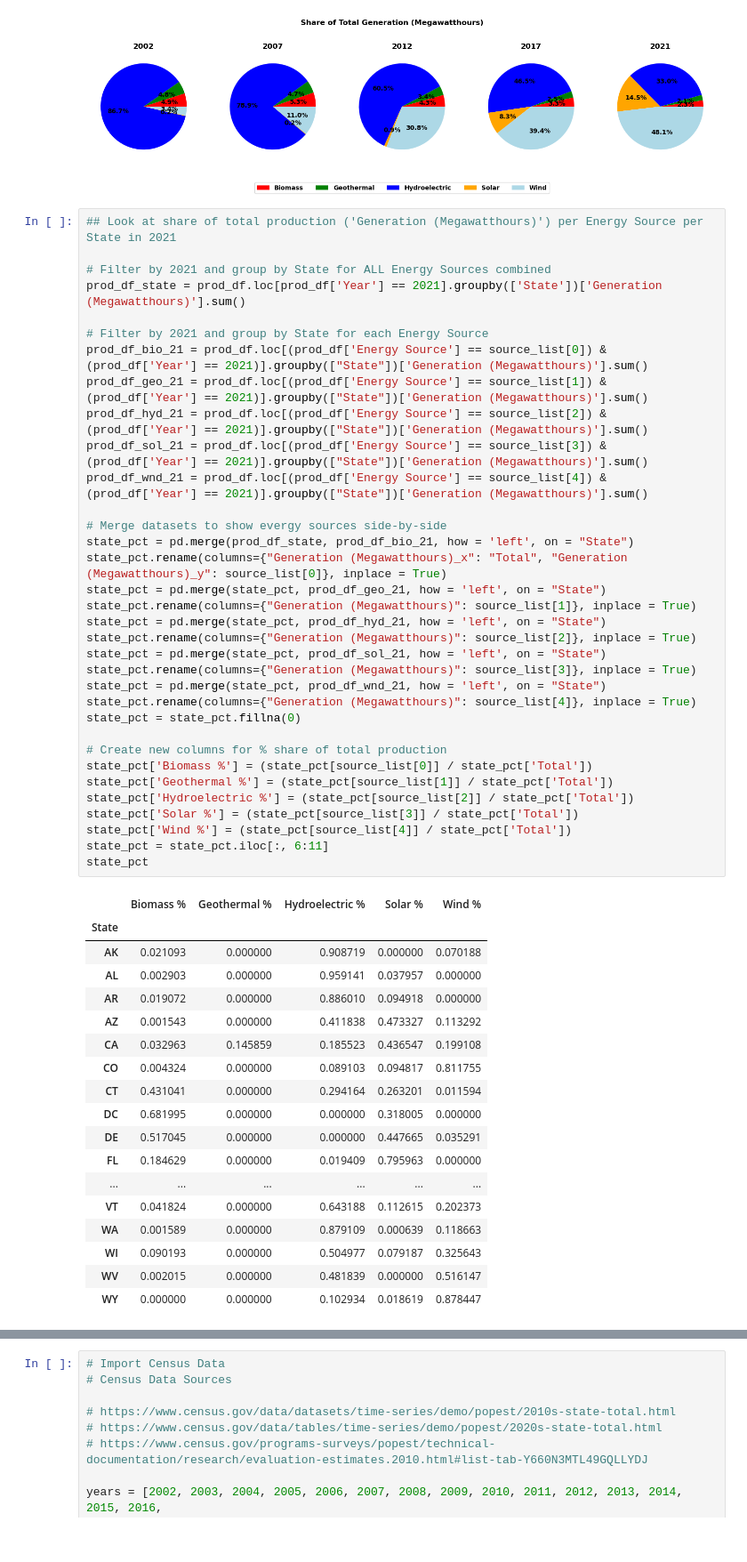
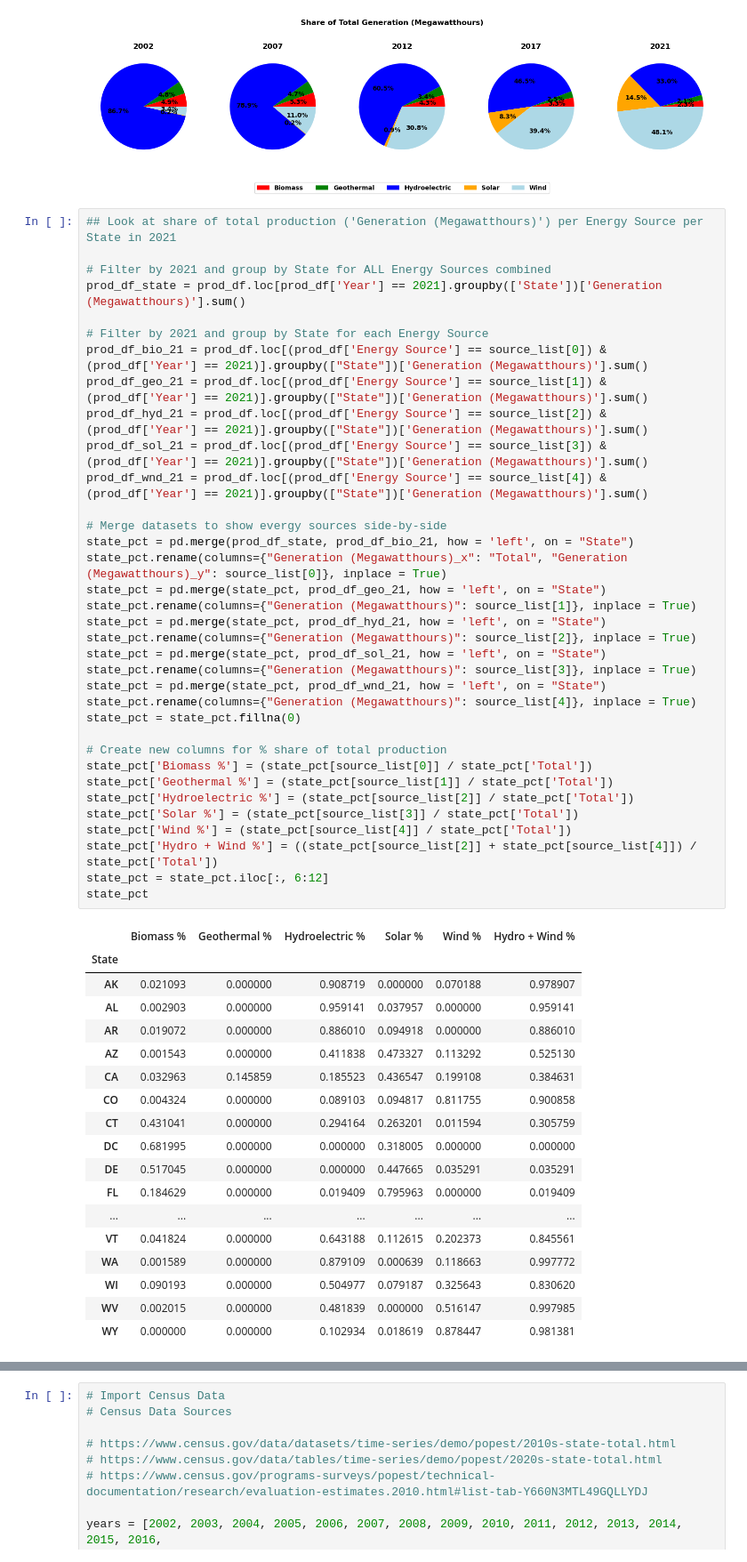
Before and after one commit to jrangel100/Project1, a Jupyter notebook: nrg_project_data-Copy.ipynb, the cells around one changed output, grey strips where cells are left out. Shown at 89% size. Drawn from its saved outputs; the diff is of its cells as text.

```diff
--- a/nrg_project_data-Copy.ipynb
+++ b/nrg_project_data-Copy.ipynb
@@ -210,52 +210,53 @@ fig.legend(list(label_source), loc='lower center', ncol=len(list(label_source)),
 prod_df_state = prod_df.loc[prod_df['Year'] == 2021].groupby(['State'])['Generation (Megawatthours)'].sum()
 
 # Filter by 2021 and group by State for each Energy Source
 prod_df_bio_21 = prod_df.loc[(prod_df['Energy Source'] == source_list[0]) & (prod_df['Year'] == 2021)].groupby(["State"])['Generation (Megawatthours)'].sum()
 prod_df_geo_21 = prod_df.loc[(prod_df['Energy Source'] == source_list[1]) & (prod_df['Year'] == 2021)].groupby(["State"])['Generation (Megawatthours)'].sum()
 prod_df_hyd_21 = prod_df.loc[(prod_df['Energy Source'] == source_list[2]) & (prod_df['Year'] == 2021)].groupby(["State"])['Generation (Megawatthours)'].sum()
 prod_df_sol_21 = prod_df.loc[(prod_df['Energy Source'] == source_list[3]) & (prod_df['Year'] == 2021)].groupby(["State"])['Generation (Megawatthours)'].sum()
 prod_df_wnd_21 = prod_df.loc[(prod_df['Energy Source'] == source_list[4]) & (prod_df['Year'] == 2021)].groupby(["State"])['Generation (Megawatthours)'].sum()
 
 # Merge datasets to show evergy sources side-by-side
 state_pct = pd.merge(prod_df_state, prod_df_bio_21, how = 'left', on = "State")
 state_pct.rename(columns={"Generation (Megawatthours)_x": "Total", "Generation (Megawatthours)_y": source_list[0]}, inplace = True)
 state_pct = pd.merge(state_pct, prod_df_geo_21, how = 'left', on = "State")
 state_pct.rename(columns={"Generation (Megawatthours)": source_list[1]}, inplace = True)
 state_pct = pd.merge(state_pct, prod_df_hyd_21, how = 'left', on = "State")
 state_pct.rename(columns={"Generation (Megawatthours)": source_list[2]}, inplace = True)
 state_pct = pd.merge(state_pct, prod_df_sol_21, how = 'left', on = "State")
 state_pct.rename(columns={"Generation (Megawatthours)": source_list[3]}, inplace = True)
 state_pct = pd.merge(state_pct, prod_df_wnd_21, how = 'left', on = "State")
 state_pct.rename(columns={"Generation (Megawatthours)": source_list[4]}, inplace = True)
 state_pct = state_pct.fillna(0)
 
 # Create new columns for % share of total production
 state_pct['Biomass %'] = (state_pct[source_list[0]] / state_pct['Total'])
 state_pct['Geothermal %'] = (state_pct[source_list[1]] / state_pct['Total'])
 state_pct['Hydroelectric %'] = (state_pct[source_list[2]] / state_pct['Total'])
 state_pct['Solar %'] = (state_pct[source_list[3]] / state_pct['Total'])
 state_pct['Wind %'] = (state_pct[source_list[4]] / state_pct['Total'])
-state_pct = state_pct.iloc[:, 6:11]
+state_pct['Hydro + Wind %'] = ((state_pct[source_list[2]] + state_pct[source_list[4]]) / state_pct['Total'])
+state_pct = state_pct.iloc[:, 6:12]
 state_pct
 # %% [output]
-|  | Biomass % | Geothermal % | Hydroelectric % | Solar % | Wind % |
-| State |  |  |  |  |  |
-| AK | 0.021093 | 0.000000 | 0.908719 | 0.000000 | 0.070188 |
-| AL | 0.002903 | 0.000000 | 0.959141 | 0.037957 | 0.000000 |
-| AR | 0.019072 | 0.000000 | 0.886010 | 0.094918 | 0.000000 |
-| AZ | 0.001543 | 0.000000 | 0.411838 | 0.473327 | 0.113292 |
-| CA | 0.032963 | 0.145859 | 0.185523 | 0.436547 | 0.199108 |
-| CO | 0.004324 | 0.000000 | 0.089103 | 0.094817 | 0.811755 |
-| CT | 0.431041 | 0.000000 | 0.294164 | 0.263201 | 0.011594 |
-| DC | 0.681995 | 0.000000 | 0.000000 | 0.318005 | 0.000000 |
-| DE | 0.517045 | 0.000000 | 0.000000 | 0.447665 | 0.035291 |
-| FL | 0.184629 | 0.000000 | 0.019409 | 0.795963 | 0.000000 |
-| ... | ... | ... | ... | ... | ... |
-| VT | 0.041824 | 0.000000 | 0.643188 | 0.112615 | 0.202373 |
-| WA | 0.001589 | 0.000000 | 0.879109 | 0.000639 | 0.118663 |
-| WI | 0.090193 | 0.000000 | 0.504977 | 0.079187 | 0.325643 |
-| WV | 0.002015 | 0.000000 | 0.481839 | 0.000000 | 0.516147 |
-| WY | 0.000000 | 0.000000 | 0.102934 | 0.018619 | 0.878447 |
+|  | Biomass % | Geothermal % | Hydroelectric % | Solar % | Wind % | Hydro + Wind % |
+| State |  |  |  |  |  |  |
+| AK | 0.021093 | 0.000000 | 0.908719 | 0.000000 | 0.070188 | 0.978907 |
+| AL | 0.002903 | 0.000000 | 0.959141 | 0.037957 | 0.000000 | 0.959141 |
+| AR | 0.019072 | 0.000000 | 0.886010 | 0.094918 | 0.000000 | 0.886010 |
+| AZ | 0.001543 | 0.000000 | 0.411838 | 0.473327 | 0.113292 | 0.525130 |
+| CA | 0.032963 | 0.145859 | 0.185523 | 0.436547 | 0.199108 | 0.384631 |
+| CO | 0.004324 | 0.000000 | 0.089103 | 0.094817 | 0.811755 | 0.900858 |
+| CT | 0.431041 | 0.000000 | 0.294164 | 0.263201 | 0.011594 | 0.305759 |
+| DC | 0.681995 | 0.000000 | 0.000000 | 0.318005 | 0.000000 | 0.000000 |
+| DE | 0.517045 | 0.000000 | 0.000000 | 0.447665 | 0.035291 | 0.035291 |
+| FL | 0.184629 | 0.000000 | 0.019409 | 0.795963 | 0.000000 | 0.019409 |
+| ... | ... | ... | ... | ... | ... | ... |
+| VT | 0.041824 | 0.000000 | 0.643188 | 0.112615 | 0.202373 | 0.845561 |
+| WA | 0.001589 | 0.000000 | 0.879109 | 0.000639 | 0.118663 | 0.997772 |
+| WI | 0.090193 | 0.000000 | 0.504977 | 0.079187 | 0.325643 | 0.830620 |
+| WV | 0.002015 | 0.000000 | 0.481839 | 0.000000 | 0.516147 | 0.997985 |
+| WY | 0.000000 | 0.000000 | 0.102934 | 0.018619 | 0.878447 | 0.981381 |
 # %%
 ## Look at Top 5 states per Energy Source in 2021
 
```
Also changed, not shown: parts of 2 cells of this notebook, 2 other files.
